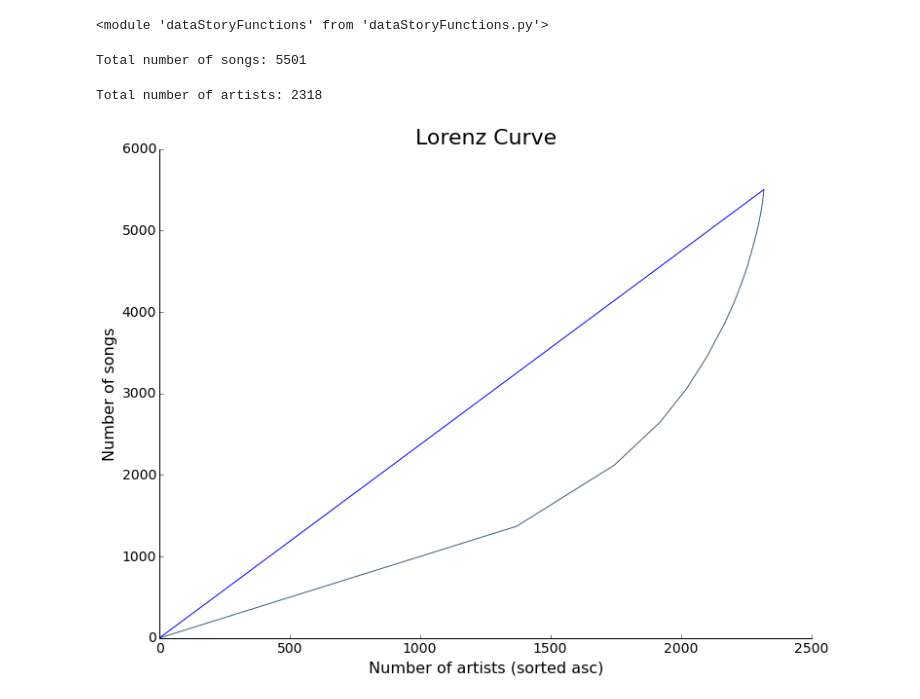
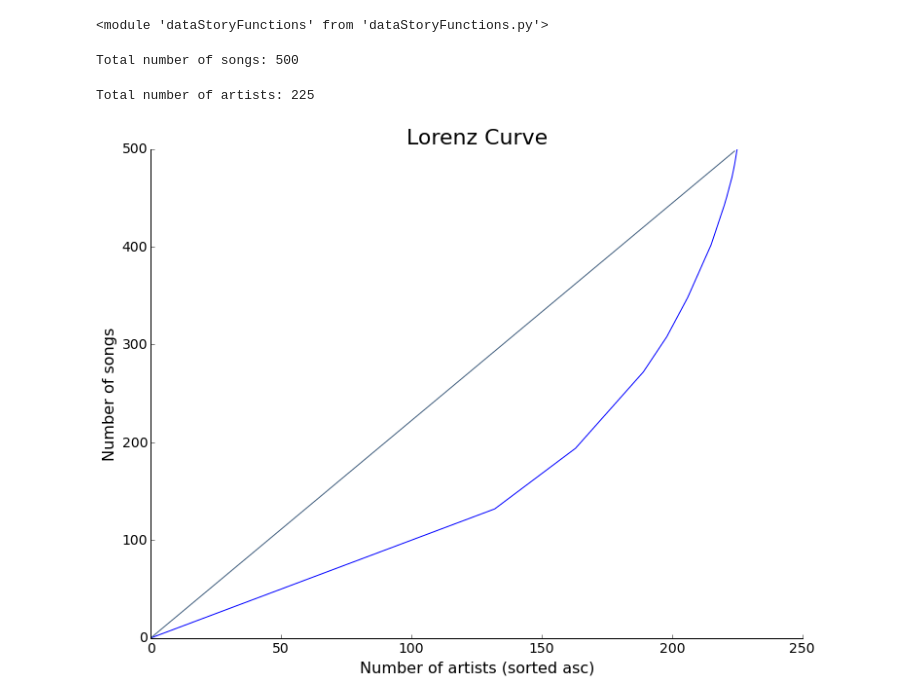
Before and after one commit to ThomasLucas/SlideRule-DataScience_Intensive-Code, a Jupyter notebook: CapstoneProject/IPython-Notebooks/DataStory.ipynb, the cells around one changed output. Saved outputs shown, nothing was run; the diff lists cells and outputs as text; code cells hidden in the pictures.

Commit message:
Lorenz curves for sub periods of 10 years

```diff
--- a/CapstoneProject/IPython-Notebooks/DataStory.ipynb
+++ b/CapstoneProject/IPython-Notebooks/DataStory.ipynb
@@ -93,7 +93,7 @@ dsf.create_bar_chart_featurings(billboard_df_featurings_count['Year'],
 # %%
 # Number of songs by artist in the Top 100
 # %%
-billboard_df_artist_count = dsf.create_entries_count_by_artist(billboard_df)
+billboard_df_artist_count = dsf.create_entries_count_by_artist(billboard_df, start_year, end_year)
 billboard_df_artist_count.head(10)
 # %% [output]
 |  | Lead Artist(s) | Counts |
@@ -134,16 +134,16 @@ cumulative_count_reverse_df = dsf.create_cumulative_counts_reverse_df(billboard_
 total_nb_songs = cumulative_count_reverse_df.tail(1)["Cumulative Count Reverse"].tolist()[0]
 print "Total number of songs:", total_nb_songs
 # %% [output]
-Total number of songs: 5501
+Total number of songs: 500
 # %%
 total_nb_artists = cumulative_count_reverse_df.tail(1)["Cumulative Count Reverse"].index.tolist()[0]
 print "Total number of artists:", total_nb_artists
 # %% [output]
-Total number of artists: 2318
+Total number of artists: 225
 # %%
 dsf.plot_lorenz_curve(cumulative_count_reverse_df, total_nb_songs, total_nb_artists,
                       "Number of artists (sorted asc)",
                       "Number of songs", "Lorenz Curve",
-                     "Images/cdf_songs_x_artists.png")
+                     "Images/lorenz_curve_full_dataset.png")
 # %% [output]
-[figure, old version]
+[figure, new version]
```
Also changed, not shown: parts of 2 cells of this notebook, 4 other files.
